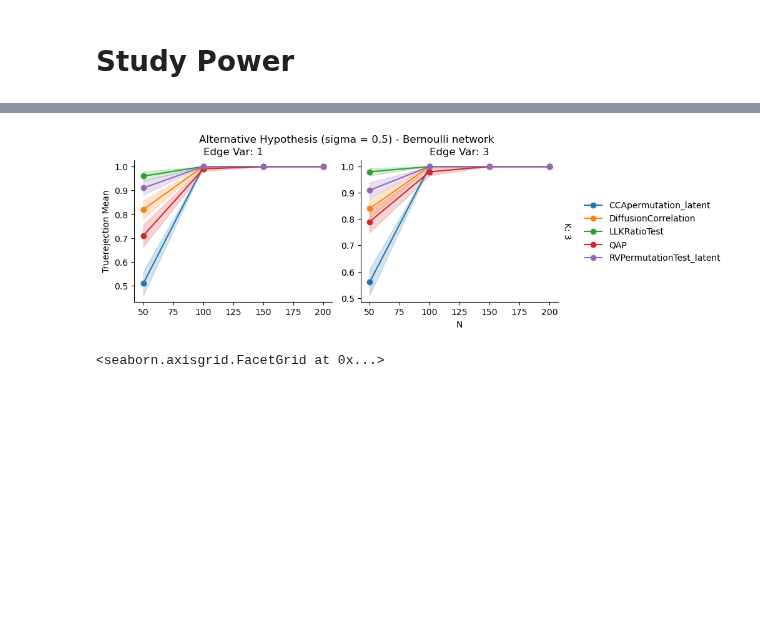
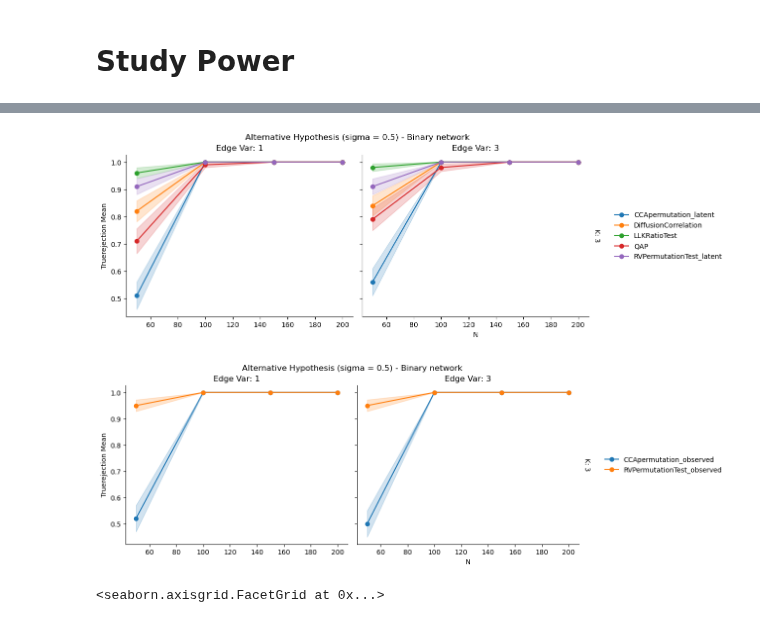
Before and after one commit to lorenzo-costa/testing-network-independence, a Jupyter notebook: results/visualise_results.ipynb, the cells around one changed output, grey strips where cells are left out. Drawn from its saved outputs; the diff is of its cells as text; code cells hidden in the pictures; blank space fills up the shorter version.

```diff
--- a/results/visualise_results.ipynb
+++ b/results/visualise_results.ipynb
@@ -307,6 +307,6 @@ agg_null_bernoulli_laplace_margins_logistic_mle = aggregate_results(
     factors=["edge_var", "k", "method"],
 )
 # %%
-reject = ['CCApermutation_observed', 'RVPermutationTest_observed']
+observed = ['CCApermutation_observed', 'RVPermutationTest_observed']
 # %%
 temp = agg_null_gaussian_gaus_margins_gaus_mle.copy()
@@ -473,22 +485,36 @@ plot_grid(
 <seaborn.axisgrid.FacetGrid at 0x...>
 # %%
 temp = agg_alt_05_bernoulli_gaus_margins_logistic_mle.copy()
-temp = temp[~temp['method'].isin(reject)]
 
 plot_grid(
-    grouped_stats=temp,
+    grouped_stats=temp[~temp['method'].isin(observed)],
     plotting_function=plot_with_bands,
     x_axis="n",
     y_axis="TrueRejection_mean",
     factors=["method", "edge_var", "k"],
-    height=3,
+    height=4,
     se_bands="TrueRejection_sem",
     share_x=True,
-    share_y=False,
-    title="Alternative Hypothesis (sigma = 0.5) - Bernoulli network",
+    share_y=True,
+    title="Alternative Hypothesis (sigma = 0.5) - Binary network",
 )
+
+
+plot_grid(
+    grouped_stats=temp[temp['method'].isin(observed)],
+    plotting_function=plot_with_bands,
+    x_axis="n",
+    y_axis="TrueRejection_mean",
+    factors=["method", "edge_var", "k"],
+    height=4,
+    se_bands="TrueRejection_sem",
+    share_x=True,
+    share_y=True,
+    title="Alternative Hypothesis (sigma = 0.5) - Binary network",
+)
 # %% [output]
-[figure, old version]
+[figure, new version]
+[figure, added]
 <seaborn.axisgrid.FacetGrid at 0x...>
 # %%
 # sigma 0.1
```
Also changed, not shown: parts of 22 cells of this notebook, 11 other files.
